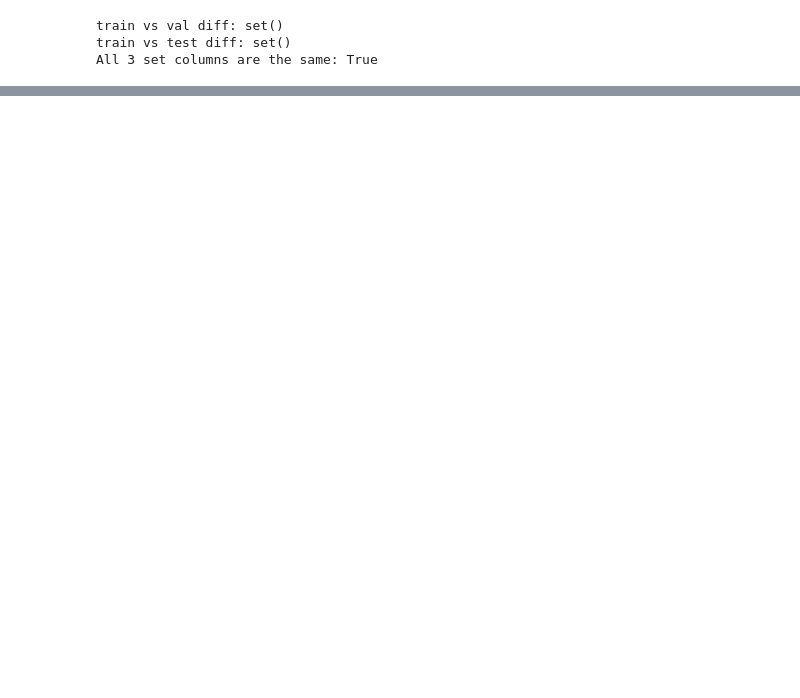
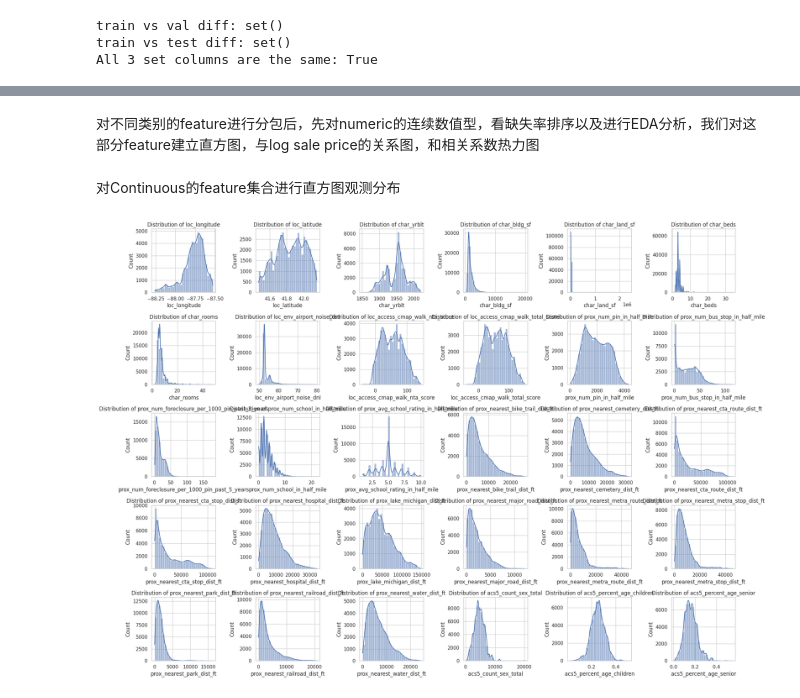
Before and after one commit to Chongchenjiang/QBUS6810-ml, a Jupyter notebook: assignment_6810.ipynb, the cells around one changed output, grey strips where cells are left out. Saved outputs shown, nothing was run; the diff lists cells and outputs as text; code cells hidden in the pictures; blank space fills up the shorter version.

Commit message:
update new codes
重新更新了missing value填补，EDA分析，剩余特征工程

```diff
--- a/assignment_6810.ipynb
+++ b/assignment_6810.ipynb
@@ -973,3 +970,7 @@ test_data = fill_datasets(test_data)
+# %%
+for col in tiny_missing_cols_list + mnar_list:
+    if col in medians_dict and property_list[col].notna().all(): # 确认没有空值了
+        train_data[col] = train_data[col].astype('int64')
 # %% [markdown]
 针对missing fraction占比超过90%的feature
 # %%
@@ -1067,22 +1117,0 @@ dtype: int64
-# %%
-missing_cols = set(val_data.columns[val_data.isnull().any()]) | \
-               set(test_data.columns[test_data.isnull().any()])
-
-for col in missing_cols:
-    # use training set to calculate mode or median
-    if pd.api.types.is_numeric_dtype(train_data[col]):
-        fill_val = train_data[col].median()
-    else:
-        fill_val = train_data[col].mode()[0]
-
-    # apply to val and test set to replace missing value
-    val_data[col] = val_data[col].fillna(fill_val)
-    test_data[col] = test_data[col].fillna(fill_val)
-
-    print(f"Feature [{col:50s}] -> have been filled with {fill_val} from training set.")
-
-# Verify result whether still any missing value exist
-print("\n--- Final check ---")
-print("train missing:", train_data.isnull().sum().sum())
-print("val missing:  ", val_data.isnull().sum().sum())
-print("test missing: ", test_data.isnull().sum().sum())
@@ -1106,7 +1179,7 @@ test missing:  0
 # %%
 # delete irrelevant columns for training model
 
-drop_cols = ['sale_date',  'sale_month', 'sale_year', 'sale_quarter','transaction_id',  'sale_count', 'is_repeat_sale']
+drop_cols = ['sale_date',  'sale_month', 'sale_year', 'sale_quarter','transaction_id']
 
 train_data = train_data.drop(columns=[c for c in drop_cols if c in train_data.columns])
 val_data   = val_data.drop(columns=[c for c in drop_cols if c in val_data.columns])
@@ -1154,5 +1199,0 @@ acs5_median_household_renter_occupied_gross_rent_missing          1377       0.0
-# %%
-# Diagnostic: understand whether there will be data drift or other error may triggering by missing indicators setting
-# Not for changing the strategy of missing value handling
-for c in missing_indicator_cols:
-    print(f"{c:55s} train:{train_data[c].mean():.4f}  val:{val_data[c].mean():.4f}  test:{test_data[c].mean():.4f}")
@@ -1175,0 +1293,17 @@ Series([], dtype: int64)
+# %% [markdown]
+对不同类别的feature进行分包后，先对numeric的连续数值型，看缺失率排序以及进行EDA分析，我们对这部分feature建立直方图，与log sale price的关系图，和相关系数热力图
+# %% [markdown]
+对Continuous的feature集合进行直方图观测分布
+# %%
+# histplot to make EDA
+fig, axes = plt.subplots(nrows=5, ncols=6, figsize=(20, 15))
+axes = axes.flatten()
+
+for i, col in enumerate(pkg_continuous[:30]):
+    sns.histplot(train_data[col], bins=30, kde=True, ax=axes[i])
+    axes[i].set_title(f'Distribution of {col}')
+
+plt.tight_layout()
+plt.show()
+# %% [output]
+[figure, added]
```
Also changed, not shown: parts of 63 cells of this notebook.
